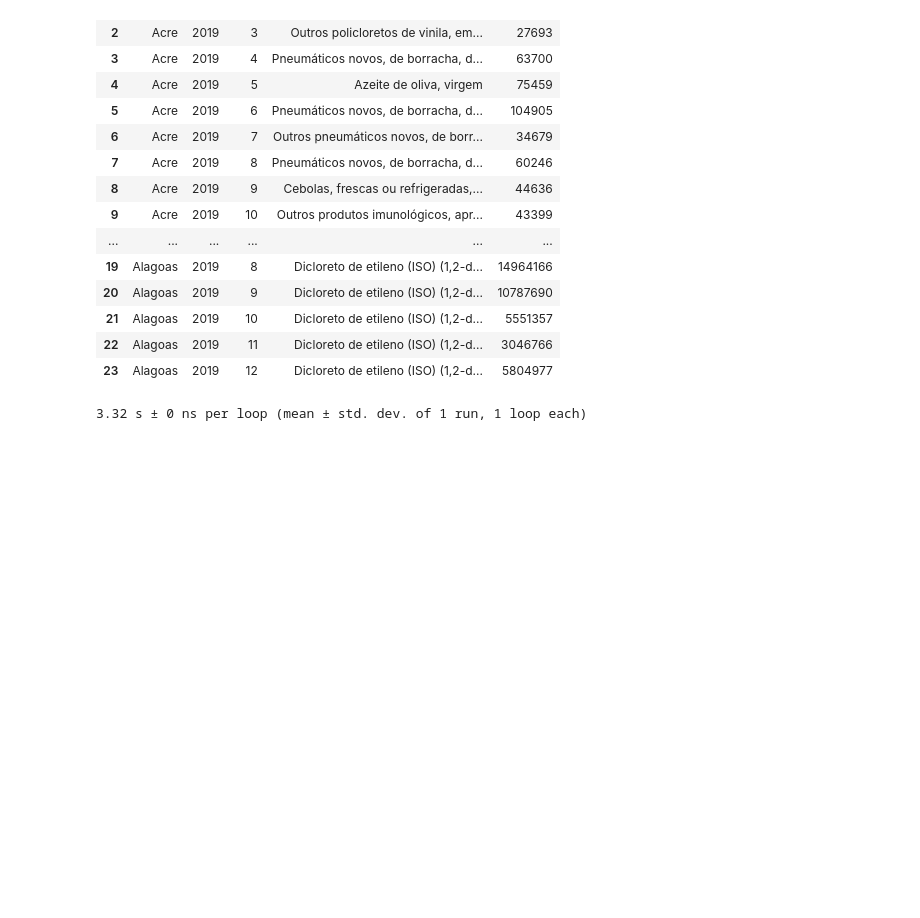
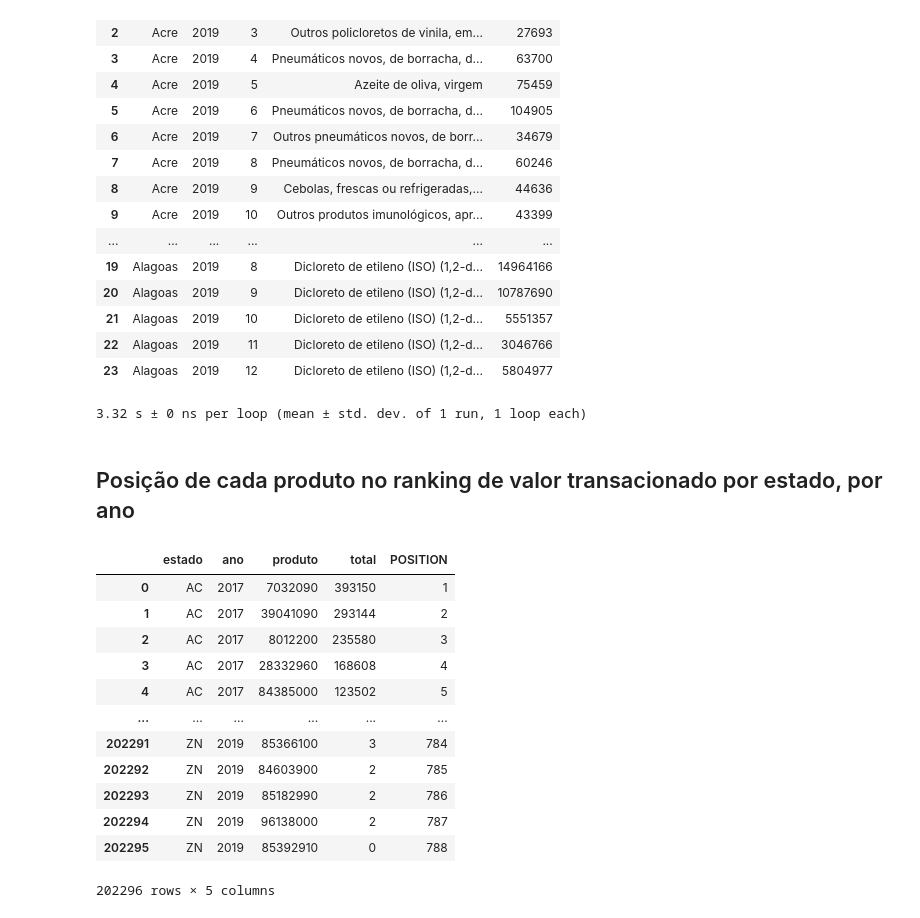
Before and after one commit to he7d3r/desafio-engenharia-dados, a Jupyter notebook: notebooks/database-exploration.ipynb, the cells around one changed output. Drawn from its saved outputs; the diff is of its cells as text; code cells hidden in the pictures; blank space fills up the shorter version.

```diff
--- a/notebooks/database-exploration.ipynb
+++ b/notebooks/database-exploration.ipynb
@@ -524,3 +532,39 @@ display(pd.read_sql(query, conn).head(24))
 | 22 | Alagoas | 2019 | 11 | Dicloreto de etileno (ISO) (1,2-d... | 3046766 |
 | 23 | Alagoas | 2019 | 12 | Dicloreto de etileno (ISO) (1,2-d... | 5804977 |
 3.32 s ± 0 ns per loop (mean ± std. dev. of 1 run, 1 loop each)
+# %% [markdown]
+## Posição de cada produto no ranking de valor transacionado por estado, por ano
+# %%
+%%timeit -n1 -r1
+query = f'''
+SELECT estado,
+       ano,
+       produto,
+       total,
+       ROW_NUMBER() OVER(PARTITION BY estado, ano
+                         ORDER BY total DESC) AS POSITION
+FROM
+  (SELECT SG_UF_NCM estado,
+          k.CO_ANO ano,
+          k.CO_NCM produto,
+          SUM(VL_FOB) total
+   FROM {kind} k
+   GROUP BY ano,
+            estado,
+            produto)
+'''
+display(pd.read_sql(query, conn))
+# %% [output]
+|  | estado | ano | produto | total | POSITION |
+| 0 | AC | 2017 | 7032090 | 393150 | 1 |
+| 1 | AC | 2017 | 39041090 | 293144 | 2 |
+| 2 | AC | 2017 | 8012200 | 235580 | 3 |
+| 3 | AC | 2017 | 28332960 | 168608 | 4 |
+| 4 | AC | 2017 | 84385000 | 123502 | 5 |
+| ... | ... | ... | ... | ... | ... |
+| 202291 | ZN | 2019 | 85366100 | 3 | 784 |
+| 202292 | ZN | 2019 | 84603900 | 2 | 785 |
+| 202293 | ZN | 2019 | 85182990 | 2 | 786 |
+| 202294 | ZN | 2019 | 96138000 | 2 | 787 |
+| 202295 | ZN | 2019 | 85392910 | 0 | 788 |
+202296 rows × 5 columns
```
Also changed, not shown: parts of 36 cells of this notebook.
